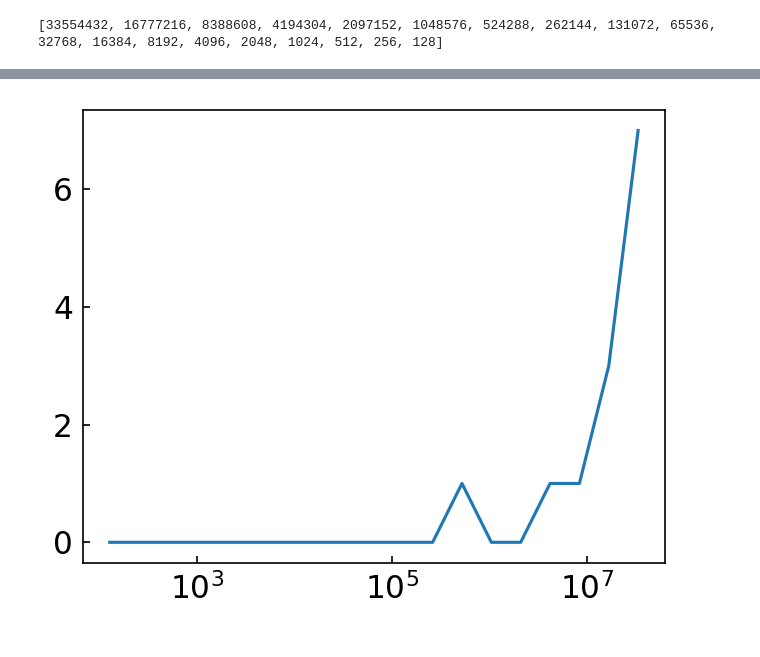
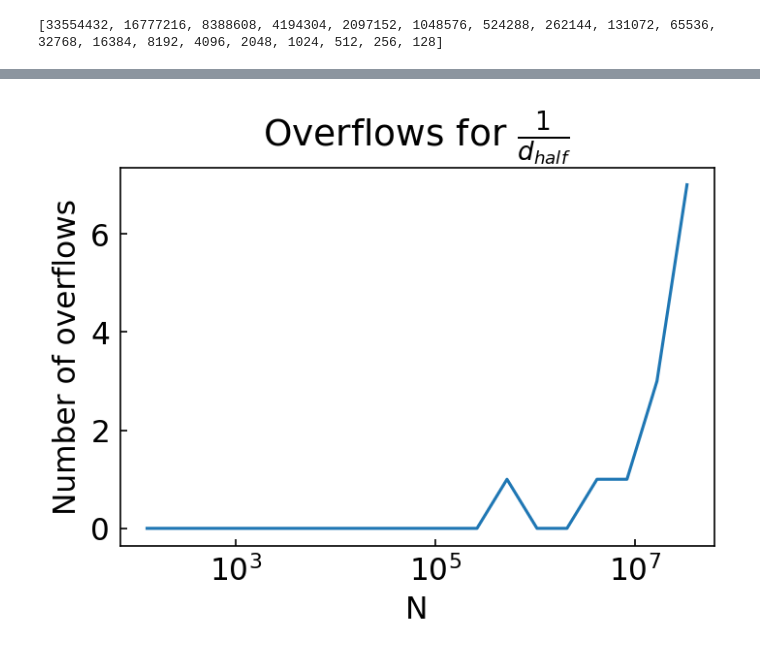
Before and after one commit to humz2k/Force-Errors-In-Cosmological-Simulations, a Jupyter notebook: contributions8.ipynb, the cells around one changed output, grey strips where cells are left out. Drawn from its saved outputs; the diff is of its cells as text; code cells hidden in the pictures.

```diff
--- a/contributions8.ipynb
+++ b/contributions8.ipynb
@@ -126,9 +126,9 @@ print(ns)
 ys = []
 ys2 = []
 for f2,f8 in zip(f2_dists,f8_dists):
-    distf2 = 1/(f2[0])
+    distf2 = (1/f2[0]).astype(np.float16)
     distf8 = 1/f8[0]
     ys2.append(np.sum(distf2 == np.inf))
     distf2[distf2 == np.inf] = 0
-    diff = np.abs((distf8) - (distf2))
+    diff = np.abs((distf8) - (distf2)) / distf8
     ys.append(np.mean(diff))
@@ -142,7 +147,12 @@ plt.show()
 # %%
 sim.pretty_plots.plot_pretty()
-plt.plot(ns,np.array(ys2)/ns)
+plt.title(r"Overflows for $\frac{1}{d_{half}}$")
+plt.plot(ns,np.array(ys2))
 plt.xscale('log')
+plt.ylabel('Number of overflows')
+plt.xlabel("N")
+plt.tight_layout()
+plt.savefig("overflows1_d.jpg")
 plt.show()
 # %% [output]
-[figure, old version]
+[figure, new version]
```
Also changed, not shown: parts of 2 cells of this notebook, 2 other files.
